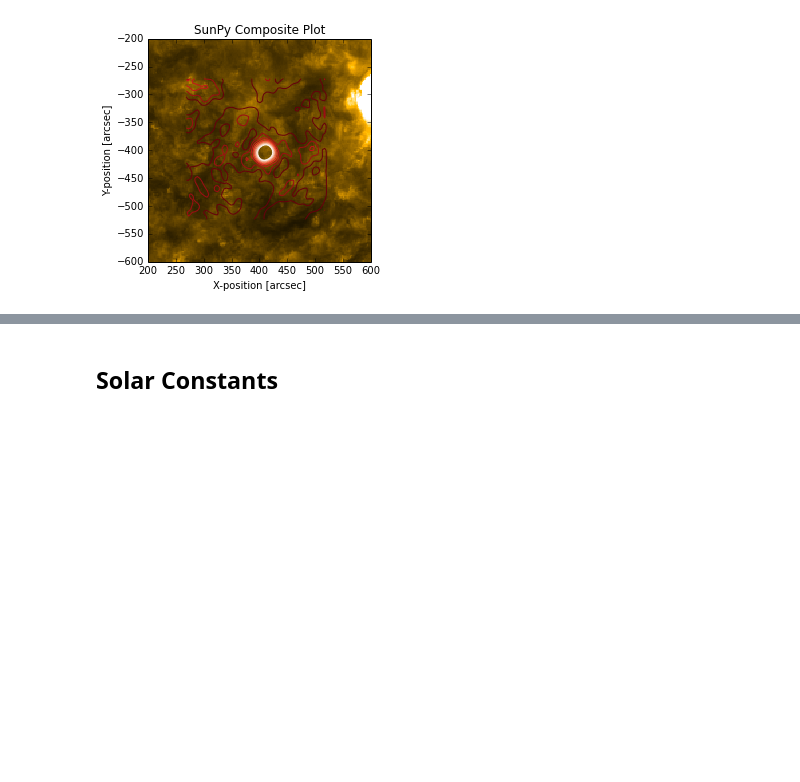
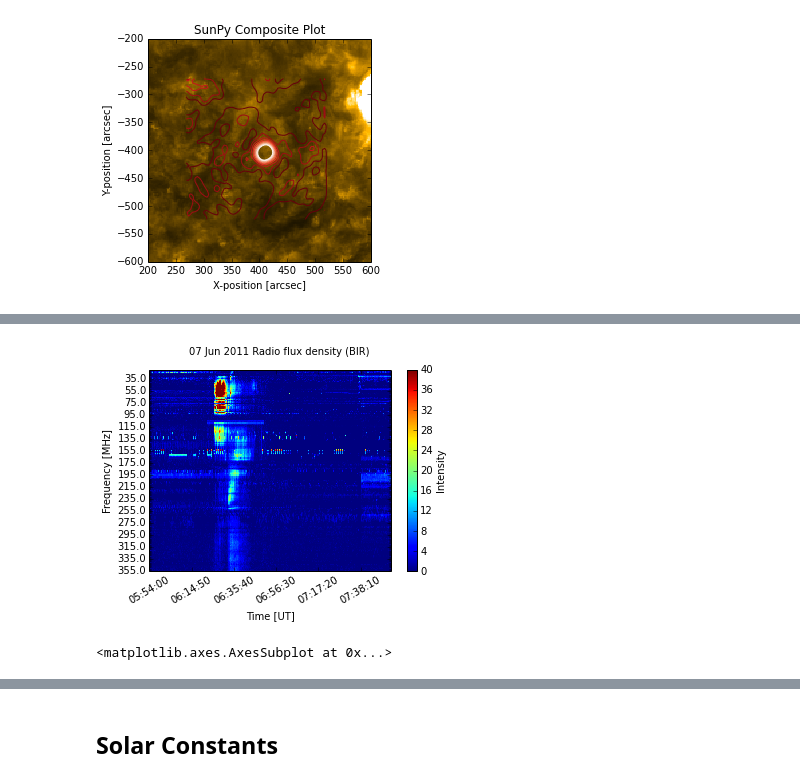
Before and after one commit to ehsteve/ipython-notebooks, a Jupyter notebook: RHESSI Workshope 13 - SunPy.ipynb, the cells around one changed output, grey strips where cells are left out. Cells and saved outputs as stored; diff of their text form; code cells hidden in the pictures; blank space fills up the shorter version.

```diff
--- a/RHESSI Workshope 13 - SunPy.ipynb
+++ b/RHESSI Workshope 13 - SunPy.ipynb
@@ -226,0 +222,5 @@ callisto_nobg.peek(vmin = 0)
+# %%
+callisto_nobg.peek(vmin = 0, vmax = 40)
+# %% [output]
+[figure, added]
+<matplotlib.axes.AxesSubplot at 0x...>
```
Also changed, not shown: parts of 54 cells of this notebook, 2 other files.
